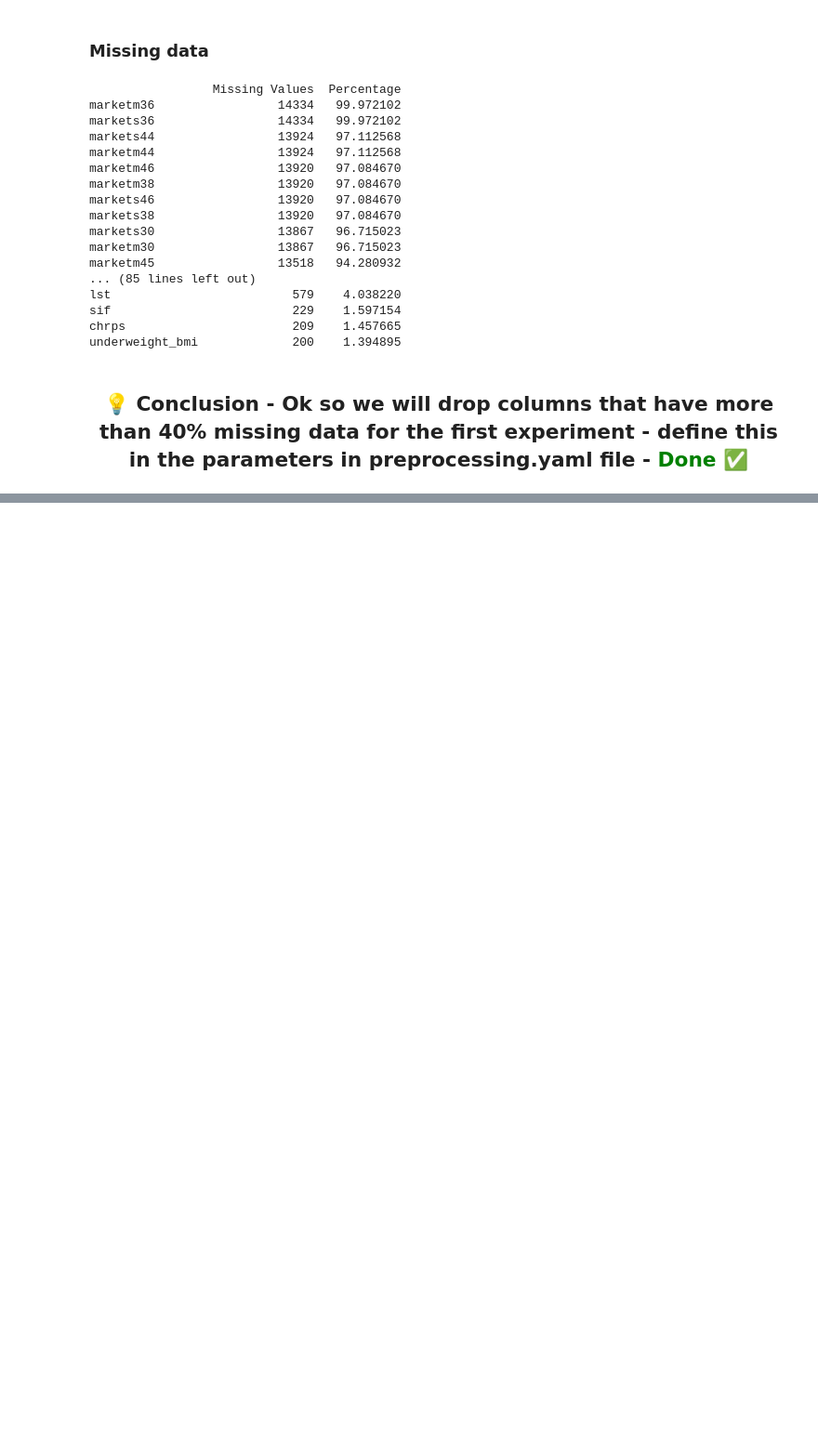
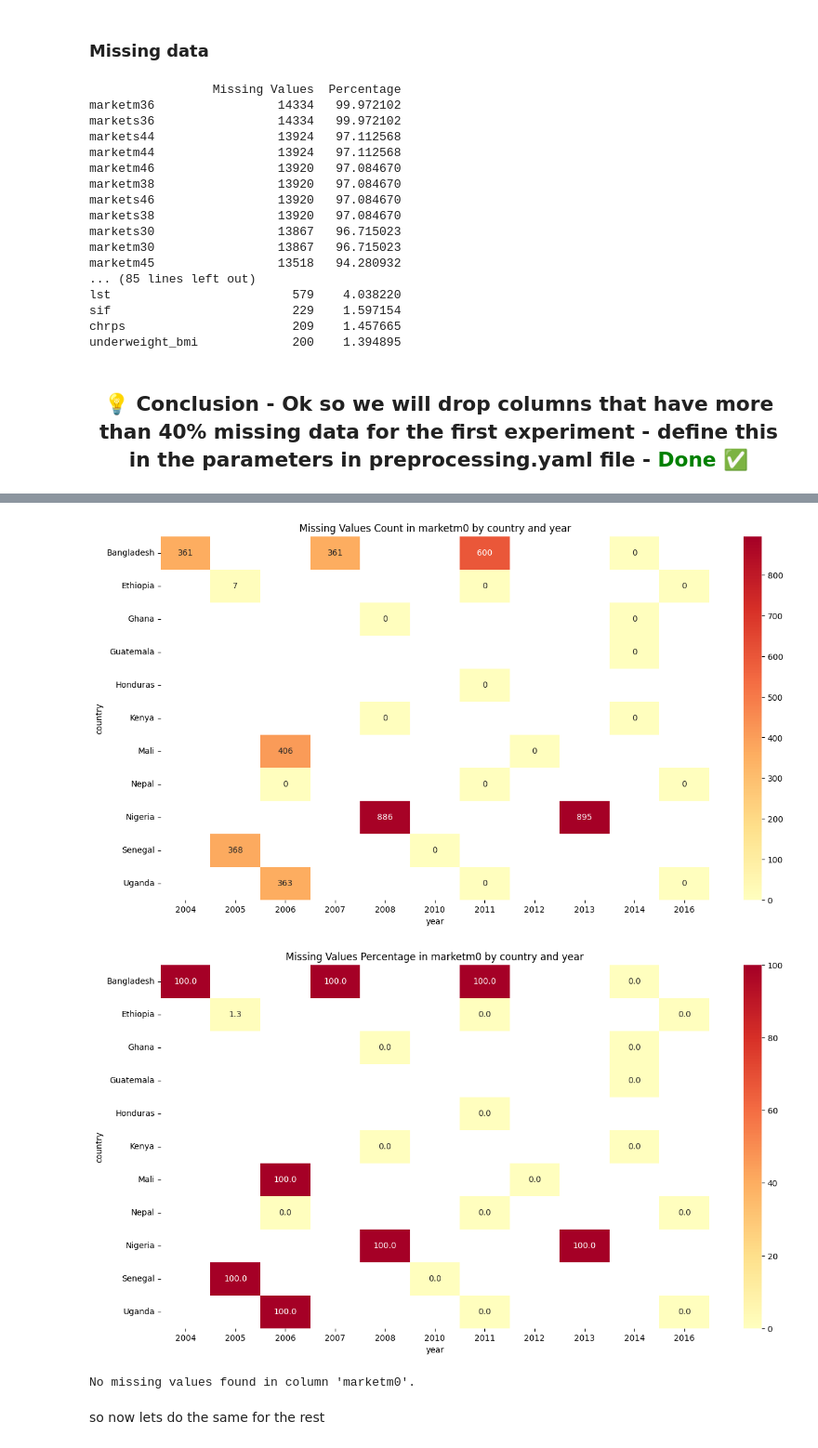
Before and after one commit to AdamPrzychodniPrivate/ml-poverty-prediction, a Jupyter notebook: pipeline/notebooks/2_EDA.ipynb, the cells around one changed output, grey strips where cells are left out. Shown at 93% size. Drawn from its saved outputs; the diff is of its cells as text; code cells hidden in the pictures; blank space fills up the shorter version.

```diff
--- a/pipeline/notebooks/2_EDA.ipynb
+++ b/pipeline/notebooks/2_EDA.ipynb
@@ -670,33 +417,0 @@ count_missing_values_by_category(df, 'country')
-# %%
-def drop_rows_with_values(df, column, values_to_drop):
-    """
-    Drops rows from a DataFrame where the specified column contains any of the given values.
-
-    Parameters:
-    - df (pd.DataFrame): The DataFrame from which to drop rows.
-    - column (str): The name of the column to check for the specified values.
-    - values_to_drop (list): A list of values; rows with any of these values in the specified column will be dropped.
-
-    Returns:
-    - pd.DataFrame: A DataFrame with the specified rows dropped.
-    """
-
-    # Check if the column exists in the DataFrame
-    if column not in df.columns:
-        raise ValueError(f"The column '{column}' is not in the DataFrame")
-
-    # Check if values_to_drop is a list
-    if not isinstance(values_to_drop, list):
-        raise TypeError("values_to_drop must be a list")
-
-    # Drop rows that contain any of the values_to_drop in the specified column
-    df_filtered = df[~df[column].isin(values_to_drop)]
-
-    return df_filtered
-
-# Example usage:
-# To drop rows where the 'country' column is '8'
-# df = drop_rows_with_values(df, 'country', ['8'])
-
-# To drop rows where the 'country' column is either '8' or 'Unknown'
-# df = drop_rows_with_values(df, 'country', ['8', 'Unknown'])
@@ -736,0 +604,8 @@ count_missing_values_by_category(df, 'country')
+# %%
+# so first we drop rows with country called 8
+df = drop_rows_with_values(df, ('country', '8'))
+# %%
+visualize_missing_values_by_group(df, ['country', 'year'], 'marketm0')
+# %% [output]
+[figure, added]
+[figure, added]
@@ -736,0 +621,6 @@ count_missing_values_by_category(df, 'country')
+# %%
+visualize_missing_values_by_group(df, ['country', 'year'], 'marketm0')
+# %% [output]
+No missing values found in column 'marketm0'.
+# %% [markdown]
+so now lets do the same for the rest
```
Also changed, not shown: parts of 33 cells of this notebook.
